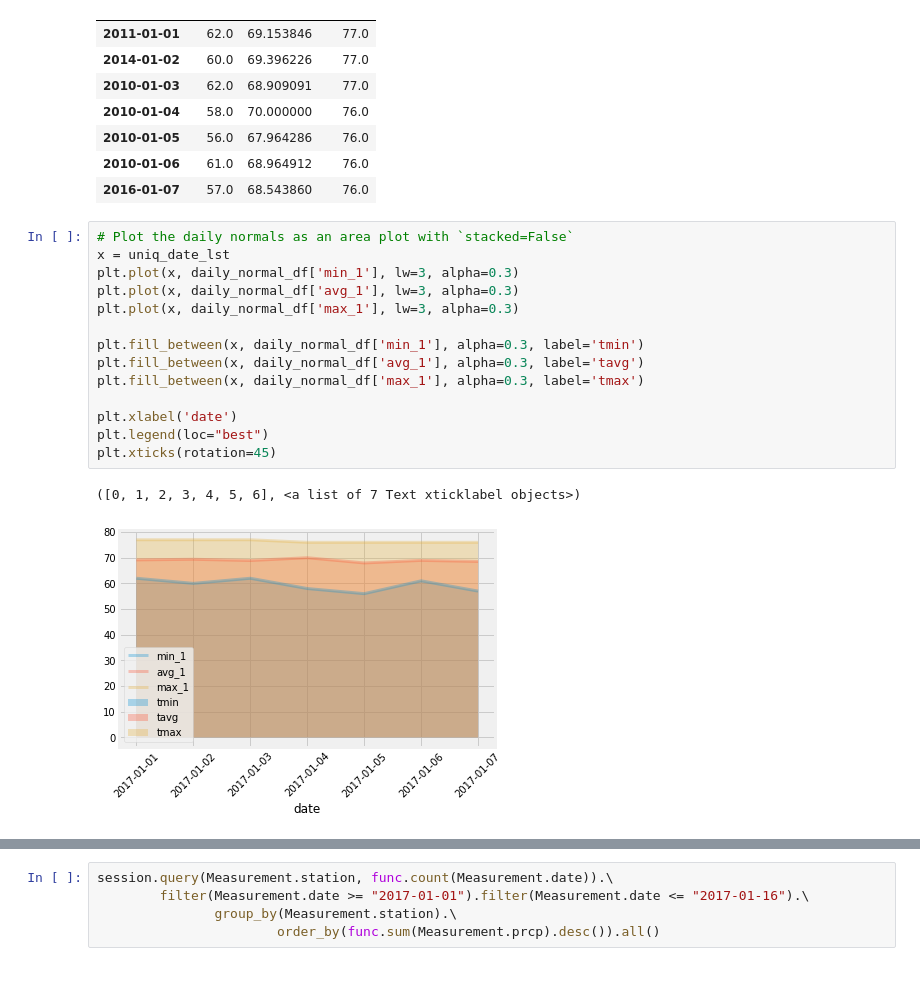
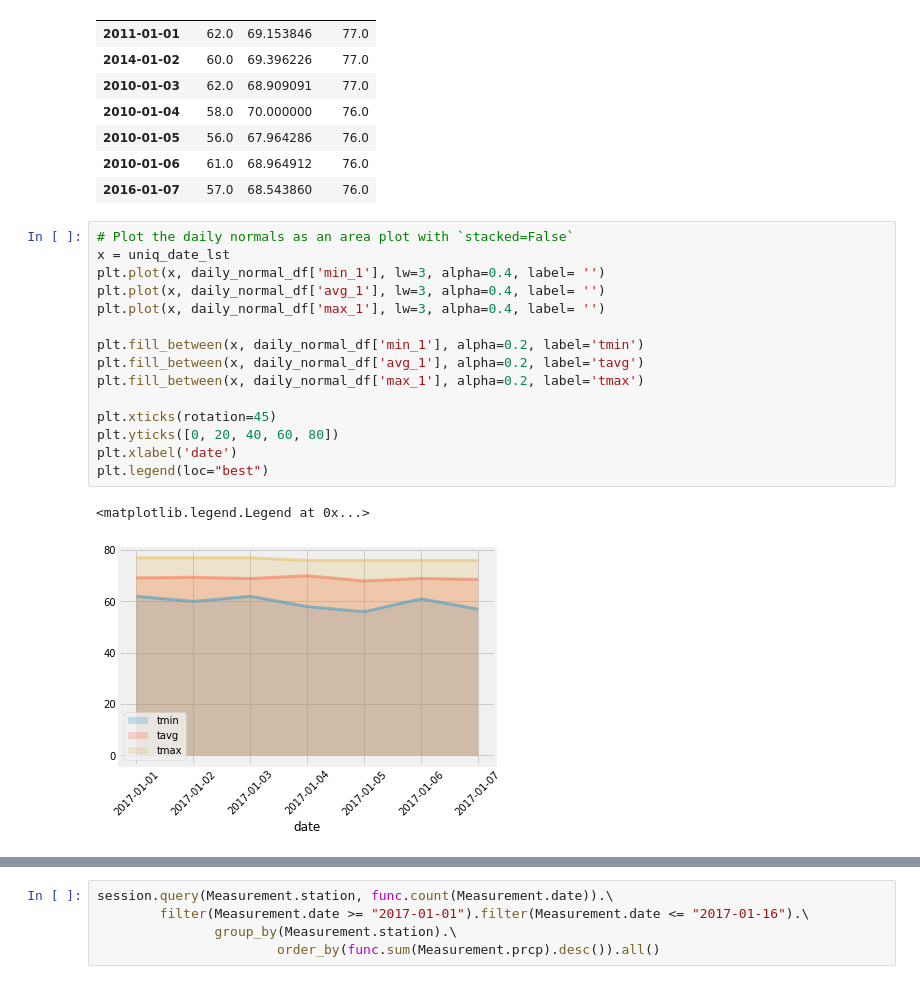
Before and after one commit to ulyssey28/Advanced-Data-Storage-and-Retrieval-, a Jupyter notebook: final_climate.ipynb, the cells around one changed output, grey strips where cells are left out. Drawn from its saved outputs; the diff is of its cells as text.

```diff
--- a/final_climate.ipynb
+++ b/final_climate.ipynb
@@ -410,17 +416,18 @@ daily_normal_df
 # %%
 # Plot the daily normals as an area plot with `stacked=False`
 x = uniq_date_lst
-plt.plot(x, daily_normal_df['min_1'], lw=3, alpha=0.3)
-plt.plot(x, daily_normal_df['avg_1'], lw=3, alpha=0.3)
-plt.plot(x, daily_normal_df['max_1'], lw=3, alpha=0.3)
+plt.plot(x, daily_normal_df['min_1'], lw=3, alpha=0.4, label= '')
+plt.plot(x, daily_normal_df['avg_1'], lw=3, alpha=0.4, label= '')
+plt.plot(x, daily_normal_df['max_1'], lw=3, alpha=0.4, label= '')
 
-plt.fill_between(x, daily_normal_df['min_1'], alpha=0.3, label='tmin')
-plt.fill_between(x, daily_normal_df['avg_1'], alpha=0.3, label='tavg')
-plt.fill_between(x, daily_normal_df['max_1'], alpha=0.3, label='tmax')
+plt.fill_between(x, daily_normal_df['min_1'], alpha=0.2, label='tmin')
+plt.fill_between(x, daily_normal_df['avg_1'], alpha=0.2, label='tavg')
+plt.fill_between(x, daily_normal_df['max_1'], alpha=0.2, label='tmax')
 
+plt.xticks(rotation=45)
+plt.yticks([0, 20, 40, 60, 80])
 plt.xlabel('date')
 plt.legend(loc="best")
-plt.xticks(rotation=45)
 # %% [output]
-([0, 1, 2, 3, 4, 5, 6], <a list of 7 Text xticklabel objects>)
+<matplotlib.legend.Legend at 0x...>
-[figure, old version]
+[figure, new version]
```
Also changed, not shown: parts of 6 cells of this notebook.
